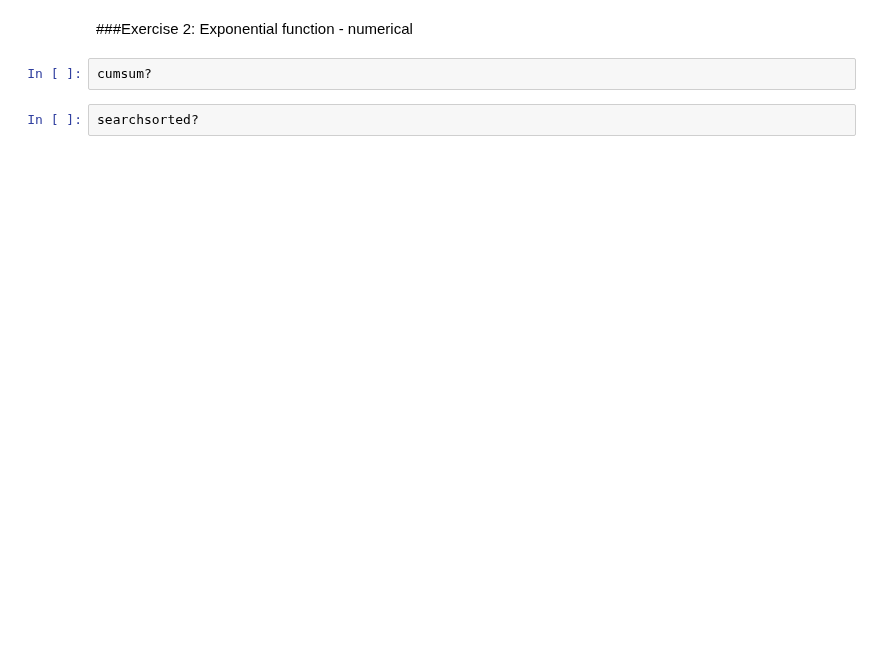
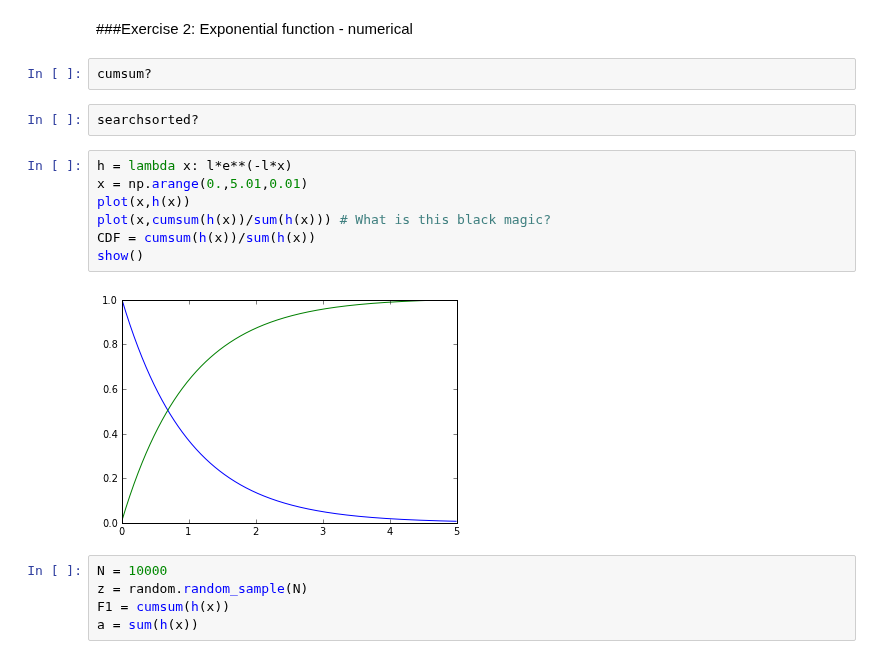
Before and after one commit to dcrose/PHYS202-S13, a Jupyter notebook: Week8/ThursdayRanNumMonteCarloSim.ipynb, the cells around one changed output. Cells and saved outputs as stored; diff of their text form; blank space fills up the shorter version.

```diff
--- a/Week8/ThursdayRanNumMonteCarloSim.ipynb
+++ b/Week8/ThursdayRanNumMonteCarloSim.ipynb
@@ -125,3 +139,17 @@ show()
 cumsum?
 # %%
 searchsorted?
+# %%
+h = lambda x: l*e**(-l*x)
+x = np.arange(0.,5.01,0.01)
+plot(x,h(x))
+plot(x,cumsum(h(x))/sum(h(x))) # What is this black magic?
+CDF = cumsum(h(x))/sum(h(x))
+show()
+# %% [output]
+[figure, added]
+# %%
+N = 10000
+z = random.random_sample(N)
+F1 = cumsum(h(x))
+a = sum(h(x))
```
Also changed, not shown: parts of 7 cells of this notebook, 1 other file.
